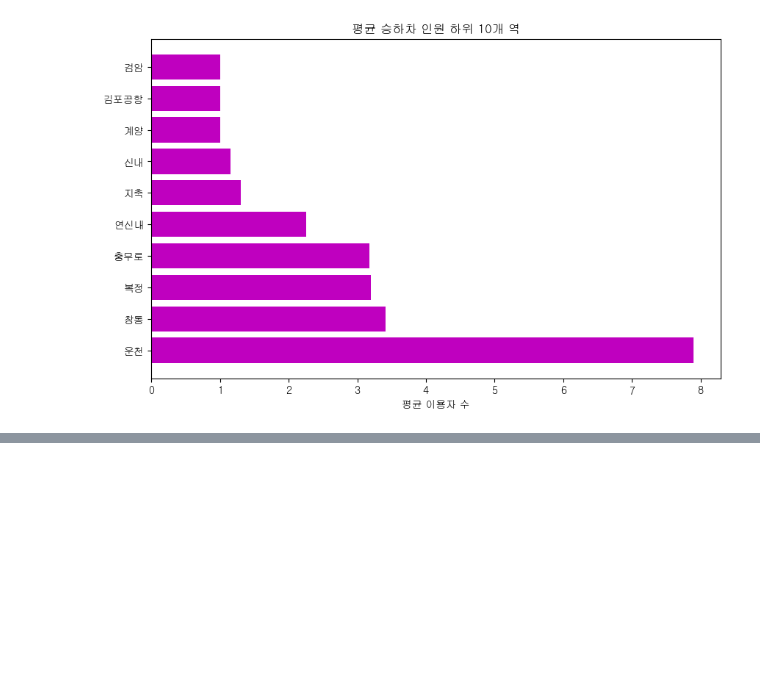
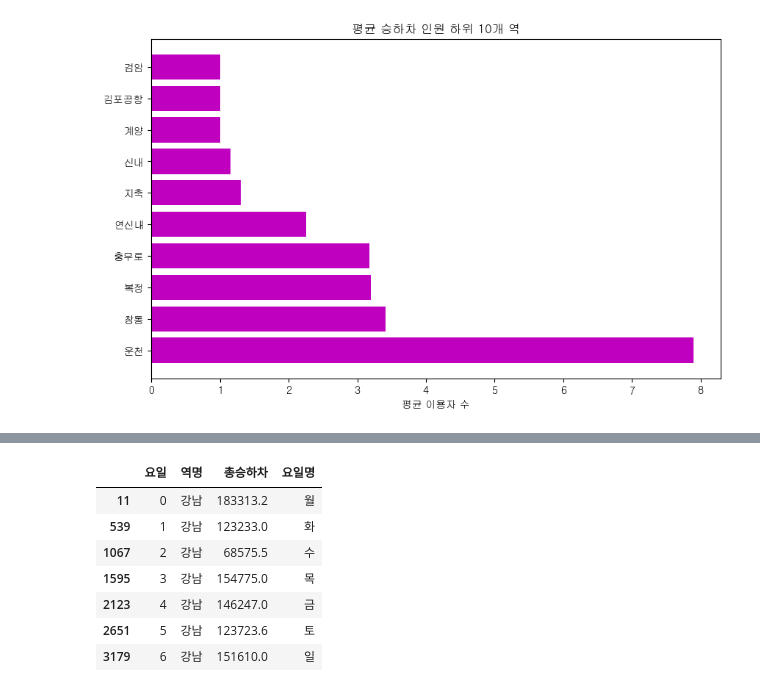
Before and after one commit to bhjin97/hipython_rep, a Jupyter notebook: 01_data_anal_proj/데이터분석 _미니프로젝트.ipynb, the cells around one changed output, grey strips where cells are left out. Cells and saved outputs as stored; diff of their text form; code cells hidden in the pictures; blank space fills up the shorter version.

```diff
--- a/01_data_anal_proj/데이터분석 _미니프로젝트.ipynb
+++ b/01_data_anal_proj/데이터분석 _미니프로젝트.ipynb
@@ -96,0 +146,14 @@ plt.show()
+# %%
+dayp2=dayp1.sort_values(['역명','요일'])
+dayp3= dayp2[dayp2['역명']=='강남']
+dayp3['요일명'] = ['월', '화', '수', '목', '금', '토', '일']
+dayp3
+# %% [output]
+|  | 요일 | 역명 | 총승하차 | 요일명 |
+| 11 | 0 | 강남 | 183313.2 | 월 |
+| 539 | 1 | 강남 | 123233.0 | 화 |
+| 1067 | 2 | 강남 | 68575.5 | 수 |
+| 1595 | 3 | 강남 | 154775.0 | 목 |
+| 2123 | 4 | 강남 | 146247.0 | 금 |
+| 2651 | 5 | 강남 | 123723.6 | 토 |
+| 3179 | 6 | 강남 | 151610.0 | 일 |
```
Also changed, not shown: parts of 9 cells of this notebook.
